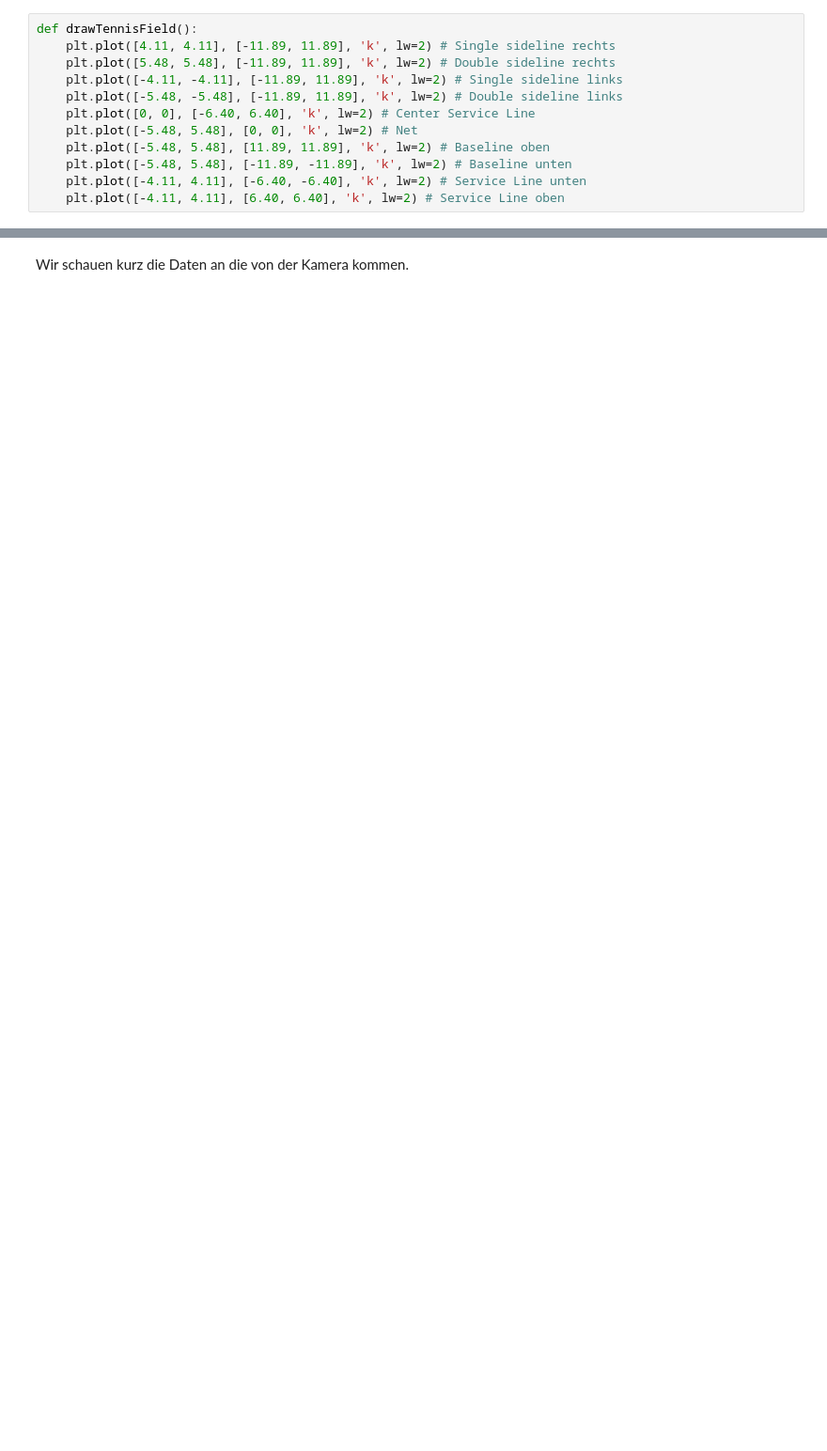
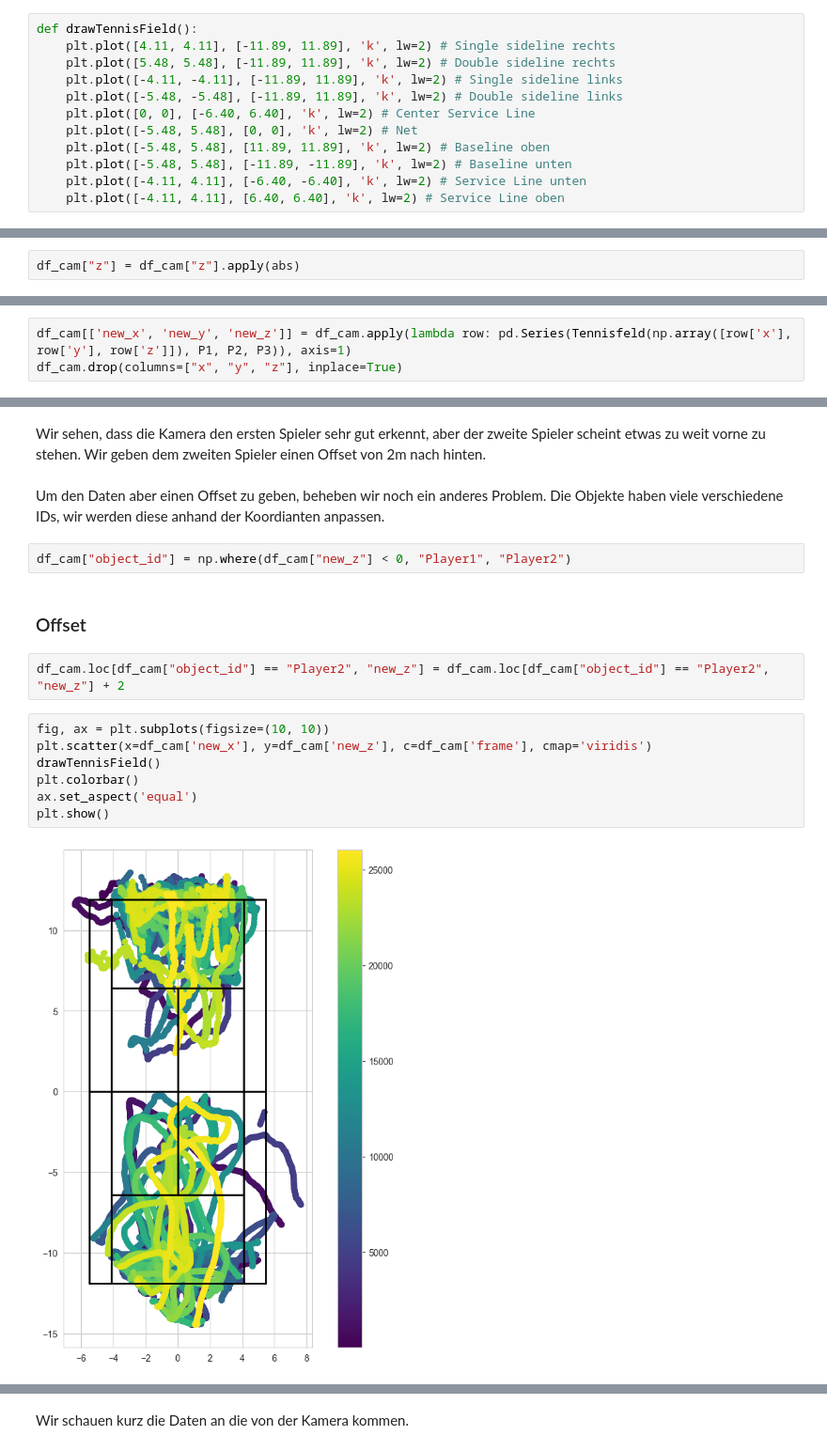
Before and after one commit to fhnw-ds/fhnw-cda2-tennis-analysis, a Jupyter notebook: field_analysis/eda_baden.ipynb, the cells around one changed output, grey strips where cells are left out. Shown: that part at 94% size. Saved outputs shown, nothing was run; the diff lists cells and outputs as text; blank space fills up the shorter version.

```diff
--- a/field_analysis/eda_baden.ipynb
+++ b/field_analysis/eda_baden.ipynb
@@ -75,0 +58,2 @@ plt.show()
+# %%
+df_cam["z"] = df_cam["z"].apply(abs)
@@ -75,0 +62,3 @@ plt.show()
+# %%
+df_cam[['new_x', 'new_y', 'new_z']] = df_cam.apply(lambda row: pd.Series(Tennisfeld(np.array([row['x'], row['y'], row['z']]), P1, P2, P3)), axis=1)
+df_cam.drop(columns=["x", "y", "z"], inplace=True)
@@ -75,0 +76,20 @@ plt.show()
+# %% [markdown]
+Wir sehen, dass die Kamera den ersten Spieler sehr gut erkennt, aber der zweite Spieler scheint etwas zu weit vorne zu stehen.
+Wir geben dem zweiten Spieler einen Offset von 2m nach hinten.
+# %% [markdown]
+Um den Daten aber einen Offset zu geben, beheben wir noch ein anderes Problem. Die Objekte haben viele verschiedene IDs, wir werden diese anhand der Koordianten anpassen.
+# %%
+df_cam["object_id"] = np.where(df_cam["new_z"] < 0, "Player1", "Player2")
+# %% [markdown]
+### Offset
+# %%
+df_cam.loc[df_cam["object_id"] == "Player2", "new_z"] = df_cam.loc[df_cam["object_id"] == "Player2", "new_z"] + 2
+# %%
+fig, ax = plt.subplots(figsize=(10, 10))
+plt.scatter(x=df_cam['new_x'], y=df_cam['new_z'], c=df_cam['frame'], cmap='viridis')
+drawTennisField()
+plt.colorbar()
+ax.set_aspect('equal')
+plt.show()
+# %% [output]
+[figure, added]
```
Also changed, not shown: parts of 39 cells of this notebook, 11 other files.
